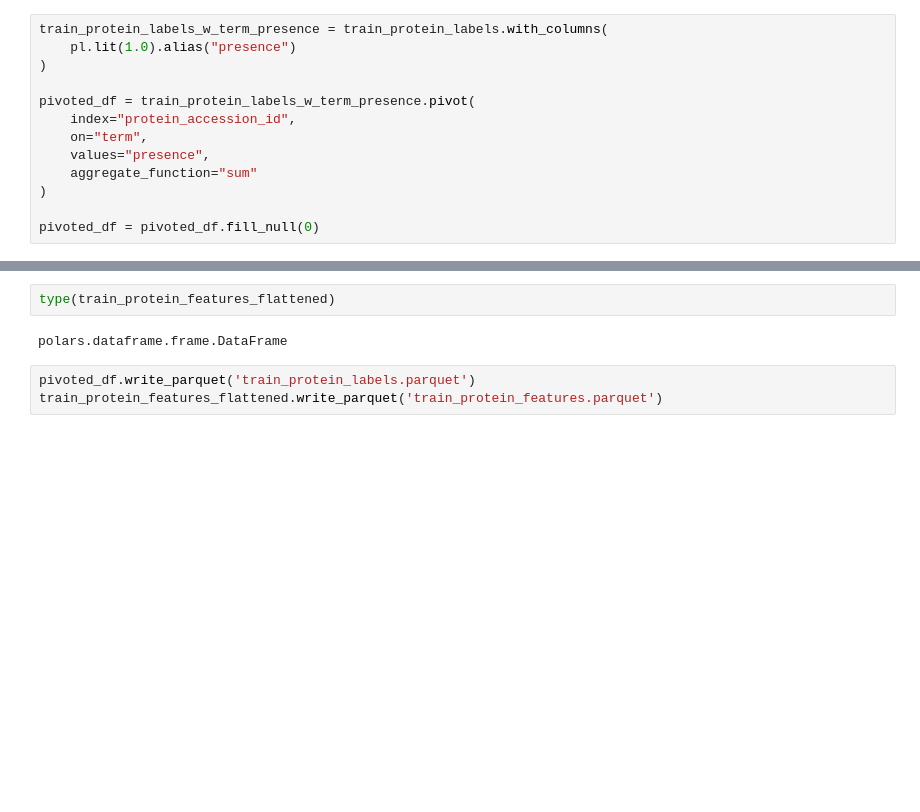
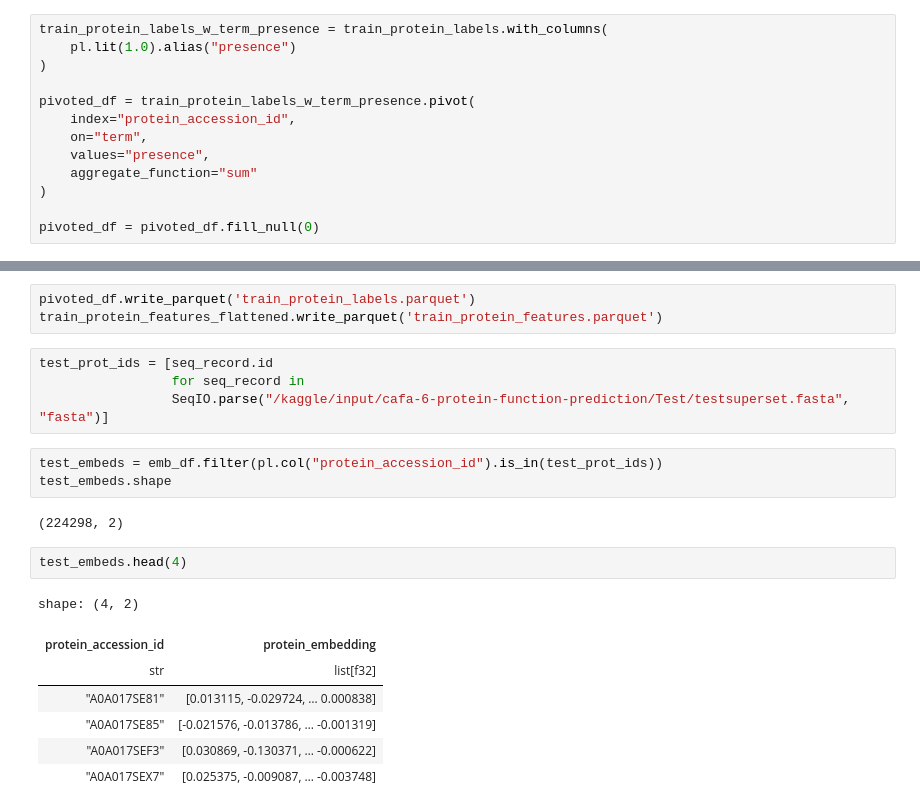
Before and after one commit to sumaniitm/cafa-6-protein-function-prediction-kaggle, a Jupyter notebook: cafa-suman-initial-exploration.ipynb, the cells around one changed output, grey strips where cells are left out. Cells and saved outputs as stored; diff of their text form; blank space fills up the shorter version.

```diff
--- a/cafa-suman-initial-exploration.ipynb
+++ b/cafa-suman-initial-exploration.ipynb
@@ -220,7 +224,22 @@ shape: (5, 1_025)
-# %%
-type(train_protein_features_flattened)
-# %% [output]
-polars.dataframe.frame.DataFrame
 # %%
 pivoted_df.write_parquet('train_protein_labels.parquet')
 train_protein_features_flattened.write_parquet('train_protein_features.parquet')
+# %%
+test_prot_ids = [seq_record.id
+                 for seq_record in
+                 SeqIO.parse("/kaggle/input/cafa-6-protein-function-prediction/Test/testsuperset.fasta", "fasta")]
+# %%
+test_embeds = emb_df.filter(pl.col("protein_accession_id").is_in(test_prot_ids))
+test_embeds.shape
+# %% [output]
+(224298, 2)
+# %%
+test_embeds.head(4)
+# %% [output]
+shape: (4, 2)
+| protein_accession_id | protein_embedding |
+| str | list[f32] |
+| "A0A017SE81" | [0.013115, -0.029724, … 0.000838] |
+| "A0A017SE85" | [-0.021576, -0.013786, … -0.001319] |
+| "A0A017SEF3" | [0.030869, -0.130371, … -0.000622] |
+| "A0A017SEX7" | [0.025375, -0.009087, … -0.003748] |
```
Also changed, not shown: parts of 13 cells of this notebook.
